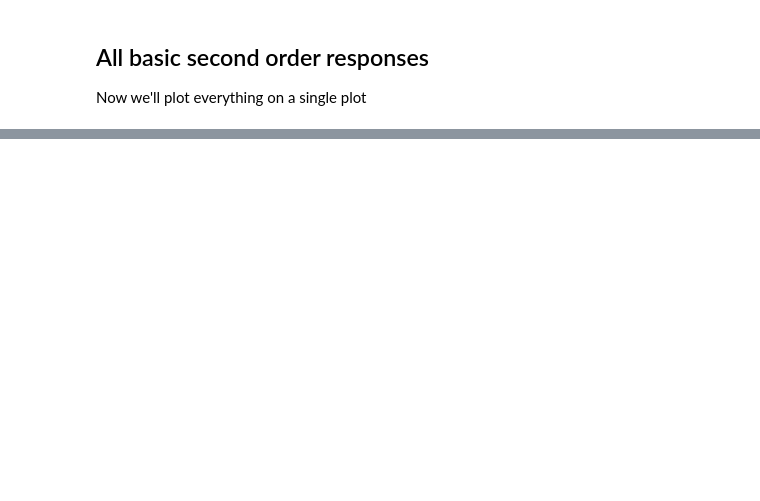
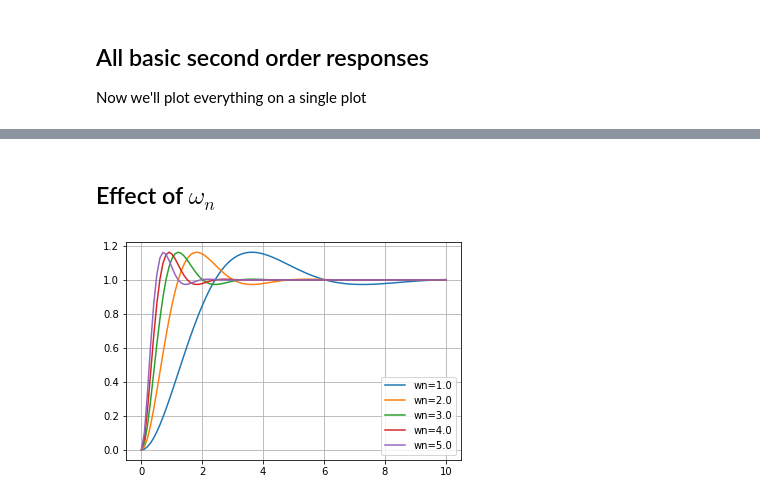
Before and after one commit to fdcl-gwu/MAE3134_examples, a Jupyter notebook: Second Order Response.ipynb, the cells around one changed output, grey strips where cells are left out. Saved outputs shown, nothing was run; the diff lists cells and outputs as text; code cells hidden in the pictures; blank space fills up the shorter version.

```diff
--- a/Second Order Response.ipynb
+++ b/Second Order Response.ipynb
@@ -112,0 +127,21 @@ plt.show()
+# %% [markdown]
+## Effect of $\omega_n$
+# %%
+# plot many responses for varying zeta
+time = np.linspace(0, 10, 100)
+u = np.ones_like(time)
+wn = np.linspace(1, 5, 5)
+zeta = 0.5
+fig, ax = plt.subplots()
+
+for w in wn:
+    num = [w**2]
+    den = [1, 2*zeta*w, w**2]
+    tout, resp, x = signal.lsim((num, den), u, time)
+    ax.plot(tout, resp, label='wn={}'.format(w))
+
+ax.grid()
+ax.legend()
+plt.show()
+# %% [output]
+[figure, added]
```
Also changed, not shown: parts of 8 cells of this notebook, 3 other files.
